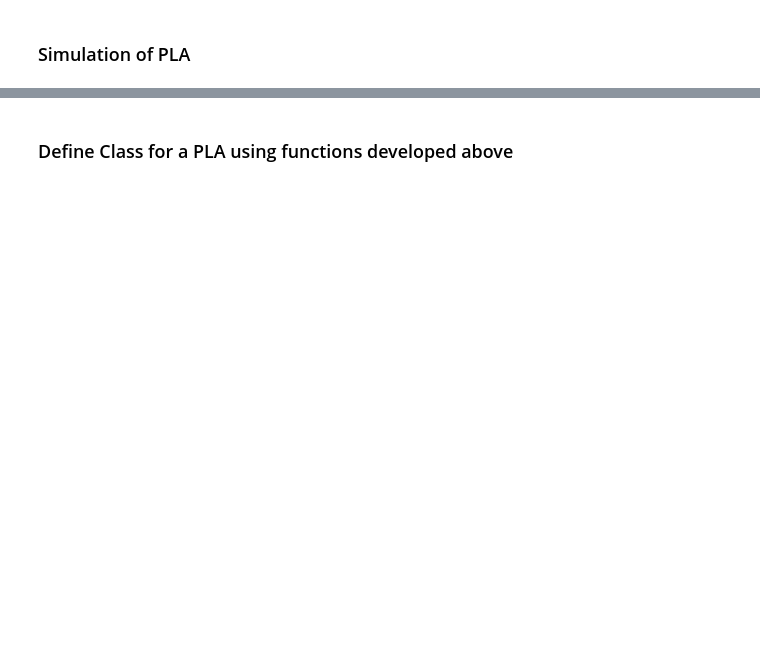
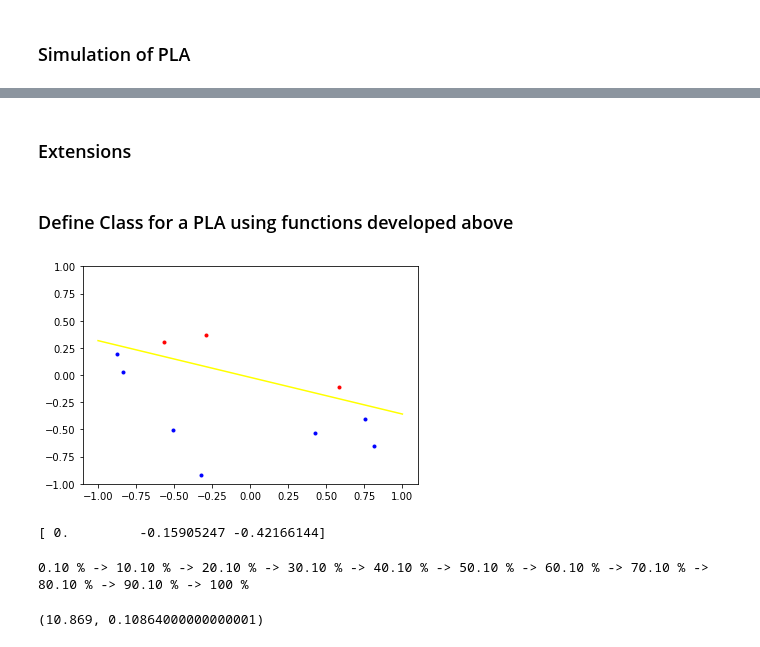
Before and after one commit to ambrose-wong/machine-learning, a Jupyter notebook: PLA.ipynb, the cells around one changed output, grey strips where cells are left out. Drawn from its saved outputs; the diff is of its cells as text; code cells hidden in the pictures; blank space fills up the shorter version.

```diff
--- a/PLA.ipynb
+++ b/PLA.ipynb
@@ -158,2 +160,4 @@ simulation(300, 100, 100)
+# %% [markdown]
+### Extensions
 # %% [markdown]
 ### Define Class for a PLA using functions developed above
@@ -159,0 +264,6 @@ simulation(300, 100, 100)
+# %%
+x = PLA(10).generate_data().perceptron().plot()
+print(x.w)
+# %% [output]
+[figure, added]
+[ 0.         -0.15905247 -0.42166144]
@@ -159,0 +291,6 @@ simulation(300, 100, 100)
+# %%
+random.seed(1)
+simulation_PLA_class(1000, 10, 100)
+# %% [output]
+0.10 % -> 10.10 % -> 20.10 % -> 30.10 % -> 40.10 % -> 50.10 % -> 60.10 % -> 70.10 % -> 80.10 % -> 90.10 % -> 100 %
+(10.869, 0.10864000000000001)
```
Also changed, not shown: parts of 9 cells of this notebook.
